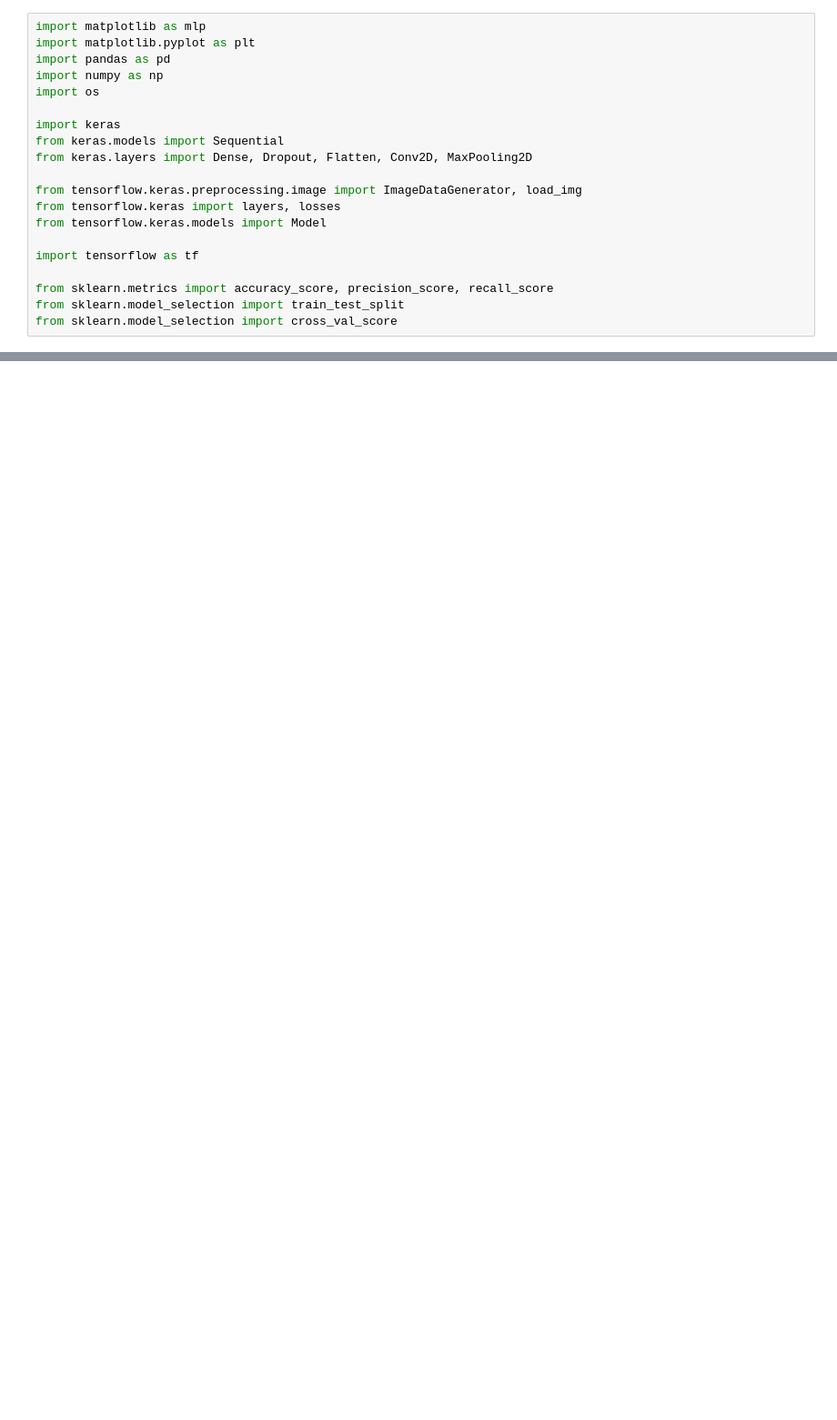
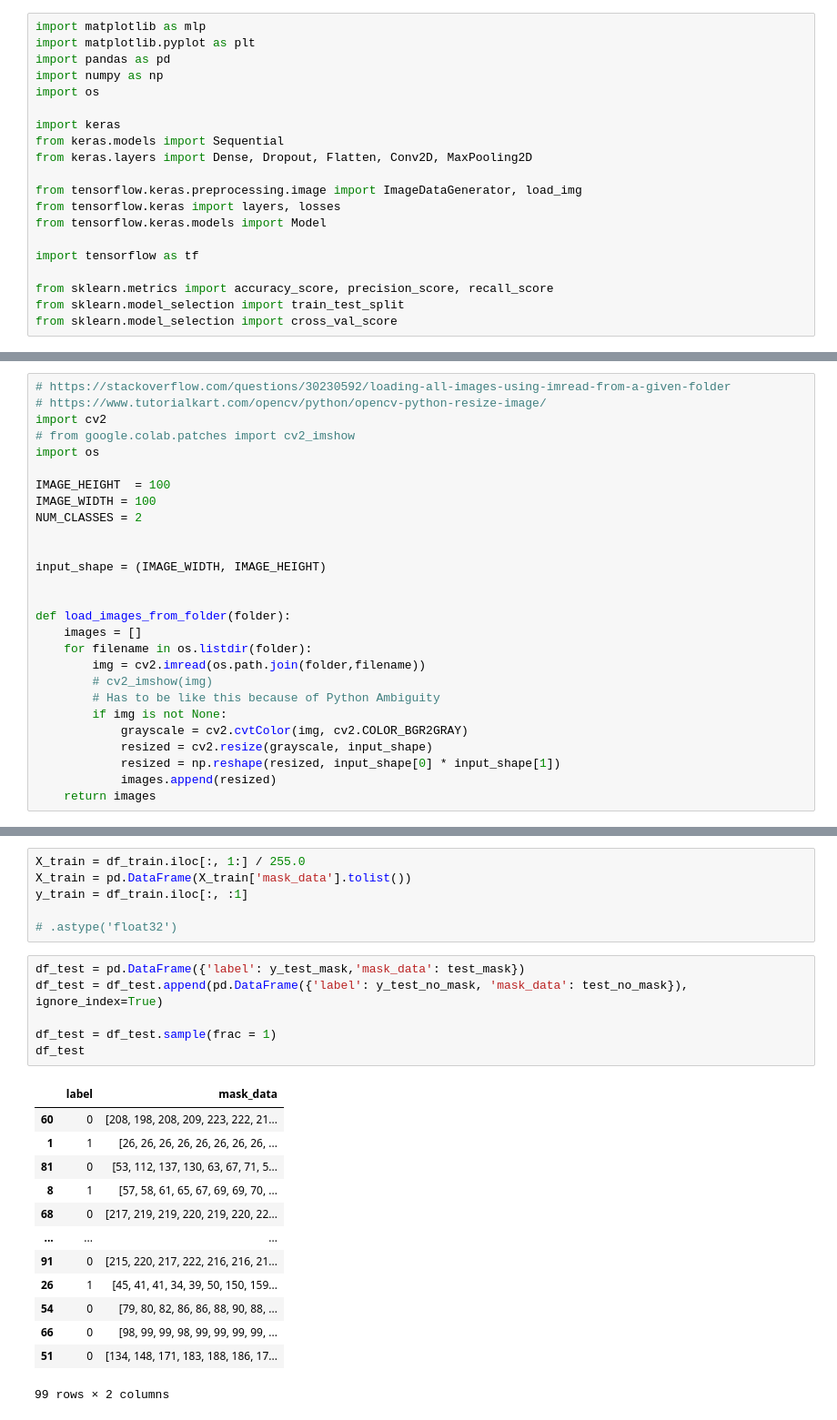
Before and after one commit to Haseebk0678/CISC-4900, a Jupyter notebook: FaceMaskML 2.ipynb, the cells around one changed output, grey strips where cells are left out. Shown: that part at 91% size. Cells and saved outputs as stored; diff of their text form; blank space fills up the shorter version.

```diff
--- a/FaceMaskML 2.ipynb
+++ b/FaceMaskML 2.ipynb
@@ -66,0 +71,27 @@ NameError: name 'Test' is not defined
+# %%
+# https://stackoverflow.com/questions/30230592/loading-all-images-using-imread-from-a-given-folder
+# https://www.tutorialkart.com/opencv/python/opencv-python-resize-image/
+import cv2
+# from google.colab.patches import cv2_imshow
+import os
+
+IMAGE_HEIGHT  = 100
+IMAGE_WIDTH = 100
+NUM_CLASSES = 2
+
+
+input_shape = (IMAGE_WIDTH, IMAGE_HEIGHT)
+
+
+def load_images_from_folder(folder):
+    images = []
+    for filename in os.listdir(folder):
+        img = cv2.imread(os.path.join(folder,filename))
+        # cv2_imshow(img)
+        # Has to be like this because of Python Ambiguity
+        if img is not None:
+            grayscale = cv2.cvtColor(img, cv2.COLOR_BGR2GRAY)
+            resized = cv2.resize(grayscale, input_shape)
+            resized = np.reshape(resized, input_shape[0] * input_shape[1])
+            images.append(resized)
+    return images
@@ -66,0 +137,26 @@ NameError: name 'Test' is not defined
+# %%
+X_train = df_train.iloc[:, 1:] / 255.0
+X_train = pd.DataFrame(X_train['mask_data'].tolist())
+y_train = df_train.iloc[:, :1]
+
+# .astype('float32')
+# %%
+df_test = pd.DataFrame({'label': y_test_mask,'mask_data': test_mask})
+df_test = df_test.append(pd.DataFrame({'label': y_test_no_mask, 'mask_data': test_no_mask}), ignore_index=True)
+
+df_test = df_test.sample(frac = 1)
+df_test
+# %% [output]
+|  | label | mask_data |
+| 60 | 0 | [208, 198, 208, 209, 223, 222, 21... |
+| 1 | 1 | [26, 26, 26, 26, 26, 26, 26, 26, ... |
+| 81 | 0 | [53, 112, 137, 130, 63, 67, 71, 5... |
+| 8 | 1 | [57, 58, 61, 65, 67, 69, 69, 70, ... |
+| 68 | 0 | [217, 219, 219, 220, 219, 220, 22... |
+| ... | ... | ... |
+| 91 | 0 | [215, 220, 217, 222, 216, 216, 21... |
+| 26 | 1 | [45, 41, 41, 34, 39, 50, 150, 159... |
+| 54 | 0 | [79, 80, 82, 86, 86, 88, 90, 88, ... |
+| 66 | 0 | [98, 99, 99, 98, 99, 99, 99, 99, ... |
+| 51 | 0 | [134, 148, 171, 183, 188, 186, 17... |
+99 rows × 2 columns
```
Also changed, not shown: parts of 24 cells of this notebook, 4 other files.
